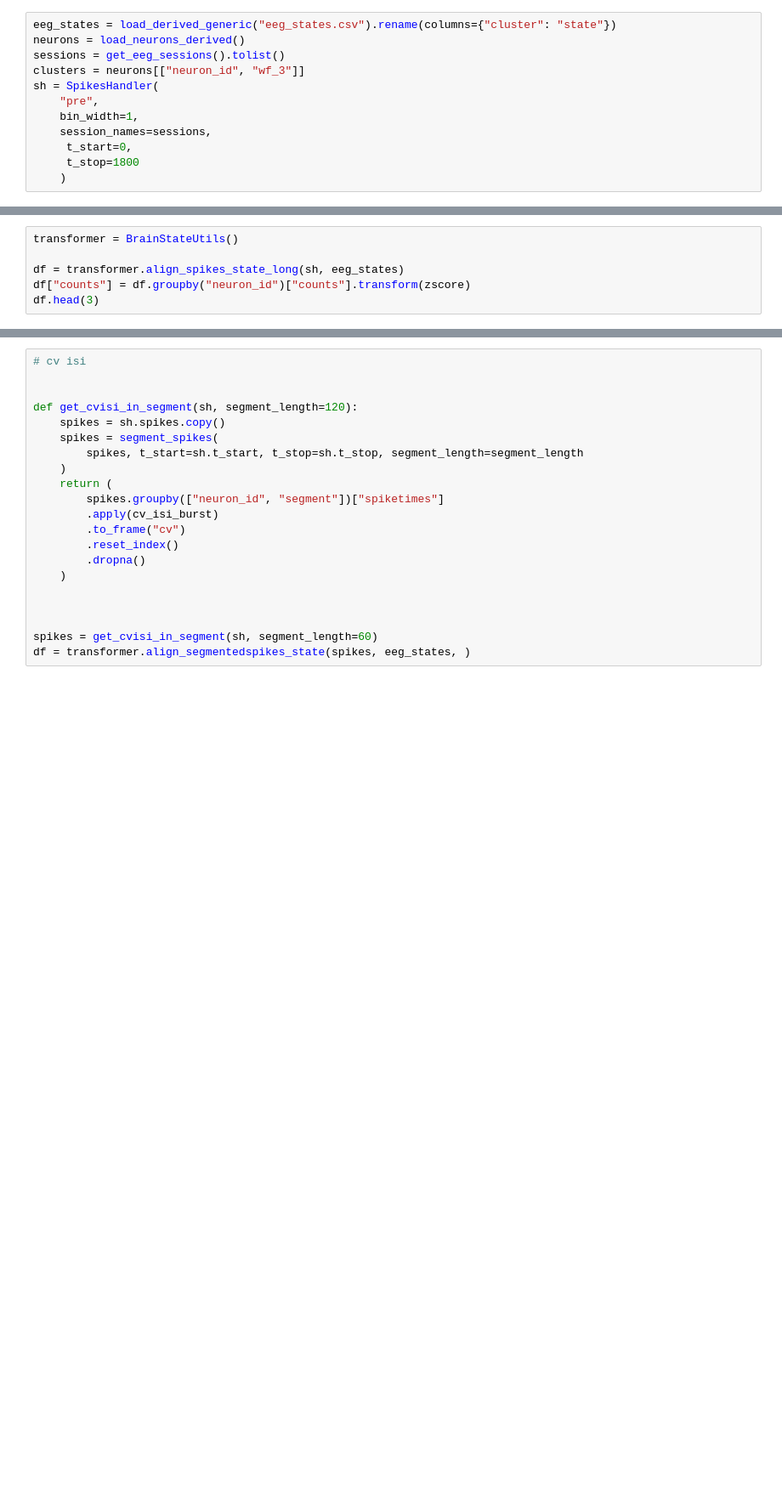
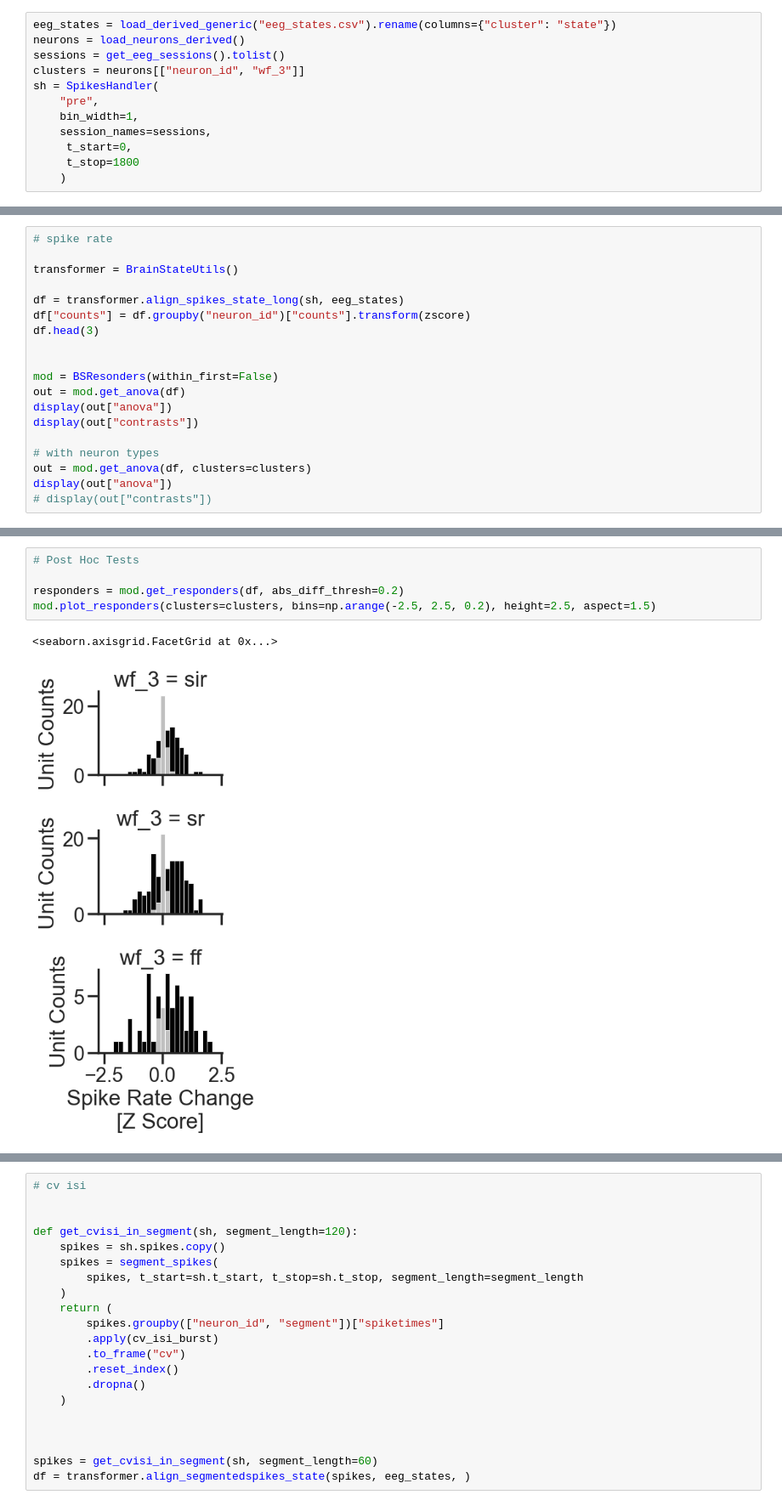
Before and after one commit to Ruairi-osul/drn-interactions, a Jupyter notebook: notebooks/rough work/Brain State/Single Units2.ipynb, the cells around one changed output, grey strips where cells are left out. Shown at 85% size. Drawn from its saved outputs; the diff is of its cells as text; blank space fills up the shorter version.

```diff
--- a/notebooks/rough work/Brain State/Single Units2.ipynb
+++ b/notebooks/rough work/Brain State/Single Units2.ipynb
@@ -37,6 +50,19 @@ sh = SpikesHandler(
 # %%
+# spike rate
+
 transformer = BrainStateUtils()
 
 df = transformer.align_spikes_state_long(sh, eeg_states)
 df["counts"] = df.groupby("neuron_id")["counts"].transform(zscore)
 df.head(3)
+
+
+mod = BSResonders(within_first=False)
+out = mod.get_anova(df)
+display(out["anova"])
+display(out["contrasts"])
+
+# with neuron types
+out = mod.get_anova(df, clusters=clusters)
+display(out["anova"])
+# display(out["contrasts"])
@@ -43 +78,9 @@ df.head(3)
+# %%
+# Post Hoc Tests
+
+responders = mod.get_responders(df, abs_diff_thresh=0.2)
+mod.plot_responders(clusters=clusters, bins=np.arange(-2.5, 2.5, 0.2), height=2.5, aspect=1.5)
+# %% [output]
+<seaborn.axisgrid.FacetGrid at 0x...>
+[figure, added]
 # %%
```
Also changed, not shown: parts of 5 cells of this notebook, 5 other files.
